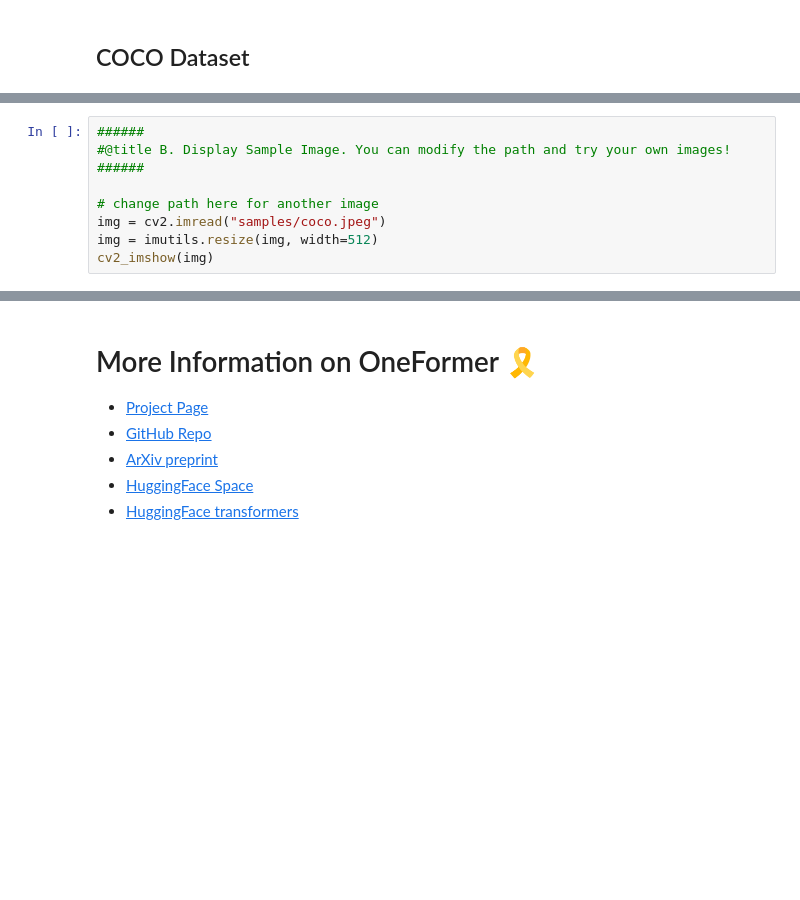
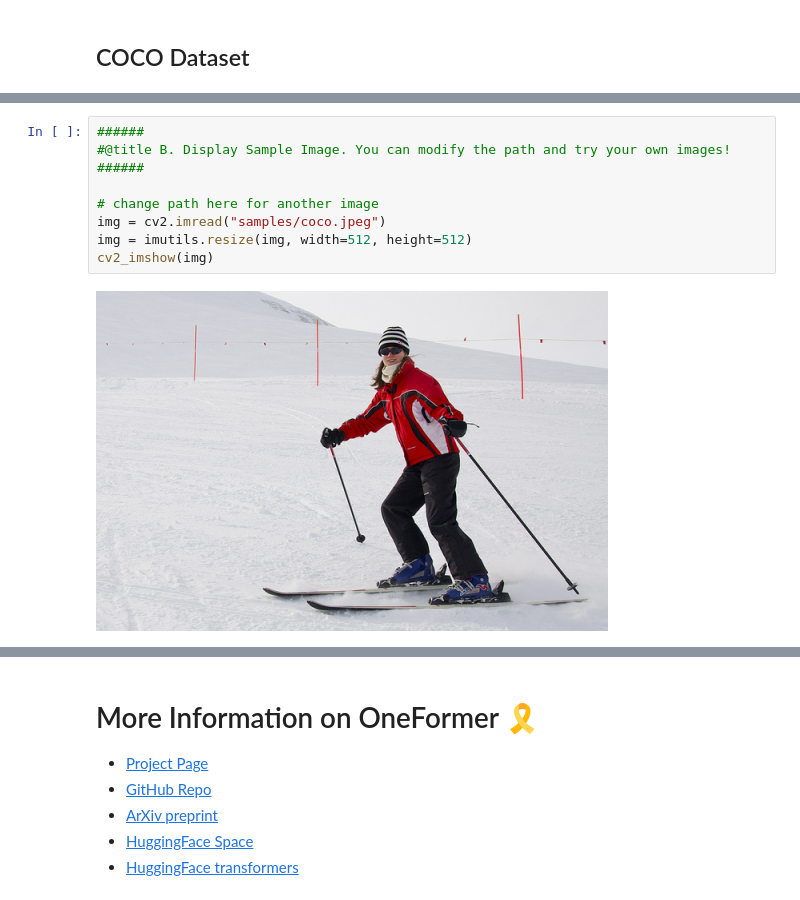
Before and after one commit to JohnHuang233/1, a Jupyter notebook: colab/oneformer_colab.ipynb, the cells around one changed output, grey strips where cells are left out. Cells and saved outputs as stored; diff of their text form; blank space fills up the shorter version.

```diff
--- a/colab/oneformer_colab.ipynb
+++ b/colab/oneformer_colab.ipynb
@@ -287,9 +369,11 @@ else:
 # %%
 ######
 #@title B. Display Sample Image. You can modify the path and try your own images!
 ######
 
 # change path here for another image
 img = cv2.imread("samples/coco.jpeg")
-img = imutils.resize(img, width=512)
+img = imutils.resize(img, width=512, height=512)
 cv2_imshow(img)
+# %% [output]
+[figure, added]
```
Also changed, not shown: parts of 17 cells of this notebook.
